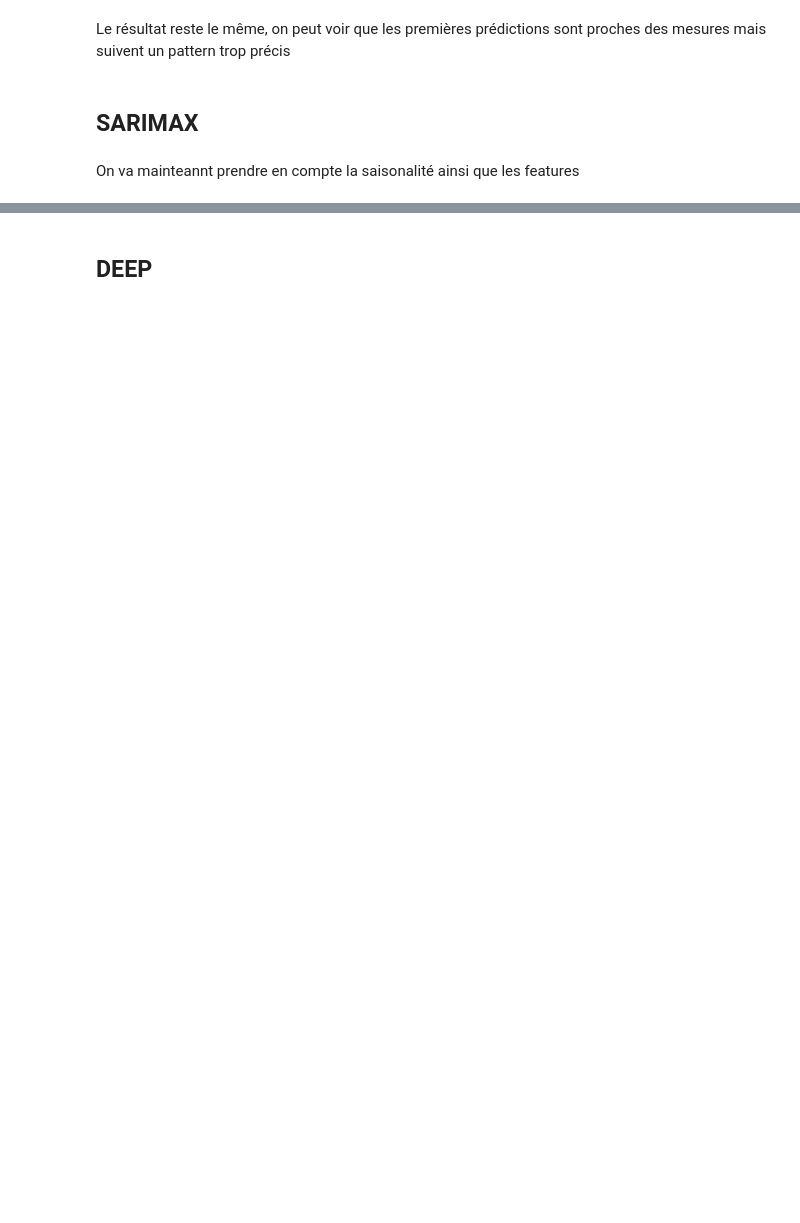
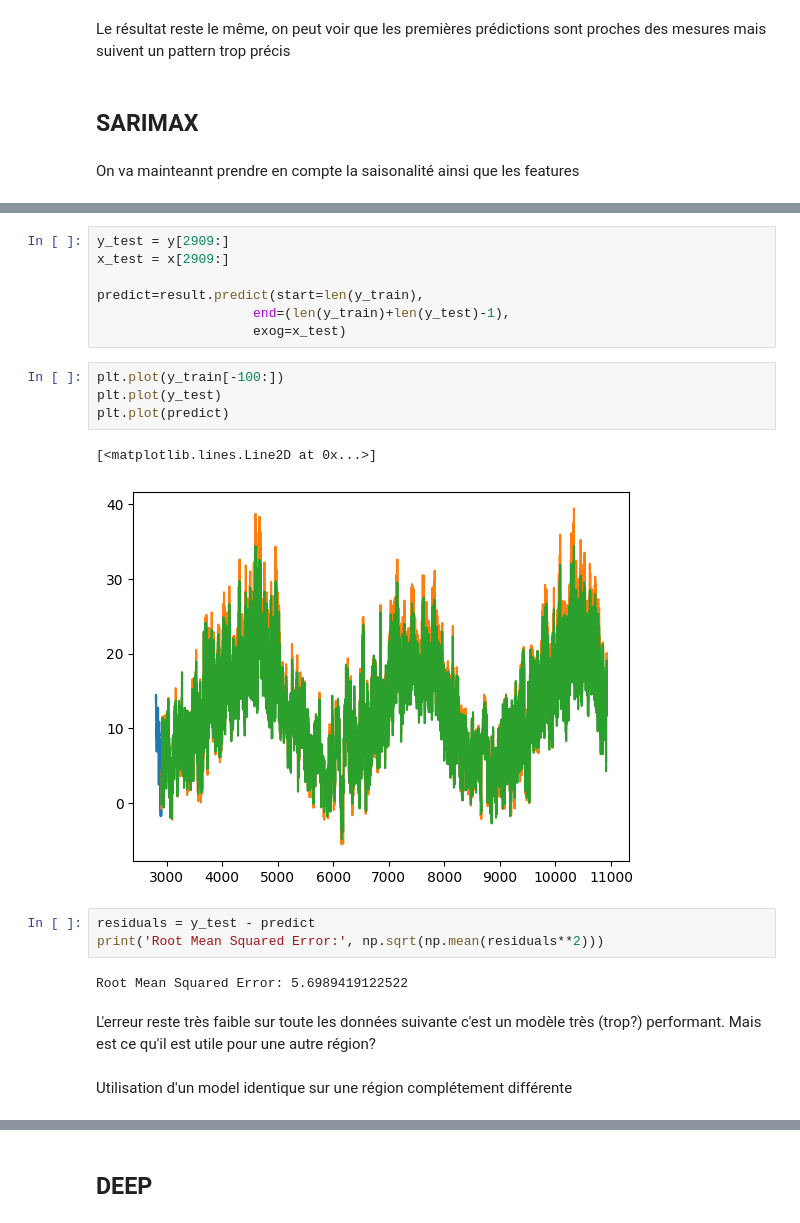
Before and after one commit to JAndretti/Projet-Time-Series-E5, a Jupyter notebook: main.ipynb, the cells around one changed output, grey strips where cells are left out. Drawn from its saved outputs; the diff is of its cells as text; blank space fills up the shorter version.

```diff
--- a/main.ipynb
+++ b/main.ipynb
@@ -462,0 +576,23 @@ x_test = test[col]
+# %%
+y_test = y[2909:]
+x_test = x[2909:]
+
+predict=result.predict(start=len(y_train),
+                    end=(len(y_train)+len(y_test)-1),
+                    exog=x_test)
+# %%
+plt.plot(y_train[-100:])
+plt.plot(y_test)
+plt.plot(predict)
+# %% [output]
+[<matplotlib.lines.Line2D at 0x...>]
+[figure, added]
+# %%
+residuals = y_test - predict
+print('Root Mean Squared Error:', np.sqrt(np.mean(residuals**2)))
+# %% [output]
+Root Mean Squared Error: 5.6989419122522
+# %% [markdown]
+L'erreur reste très faible sur toute les données suivante c'est un modèle très (trop?) performant. Mais est ce qu'il est utile pour une autre région?
+# %% [markdown]
+Utilisation d'un model identique sur une région complétement différente
```
Also changed, not shown: parts of 28 cells of this notebook.
